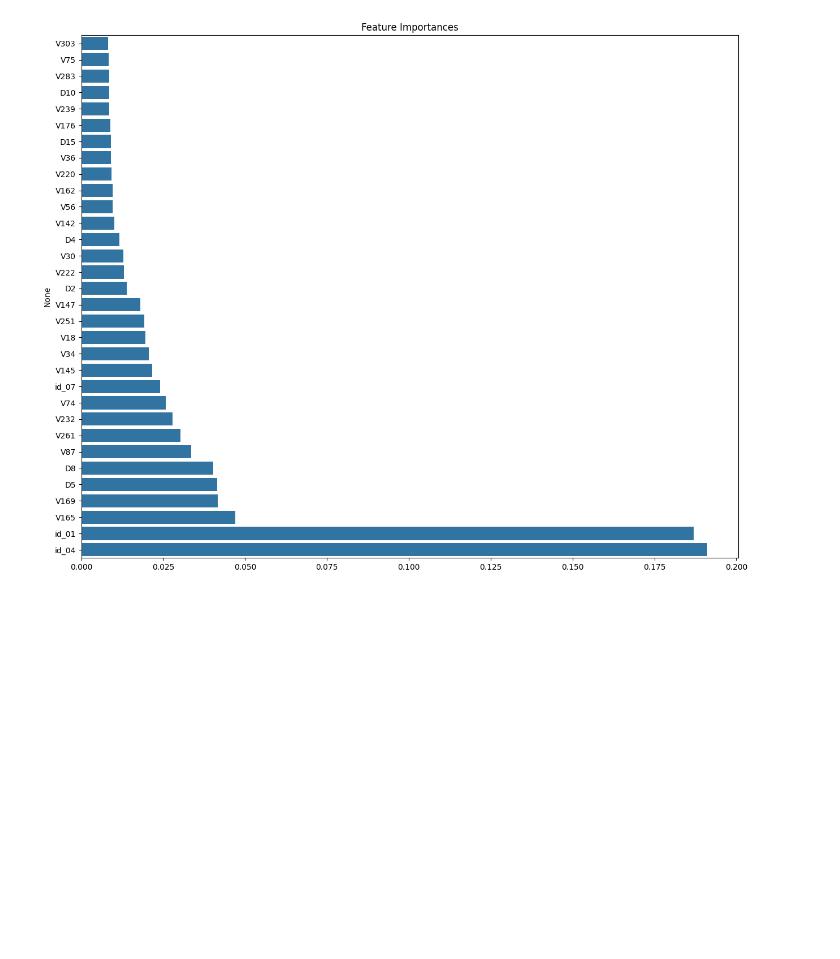
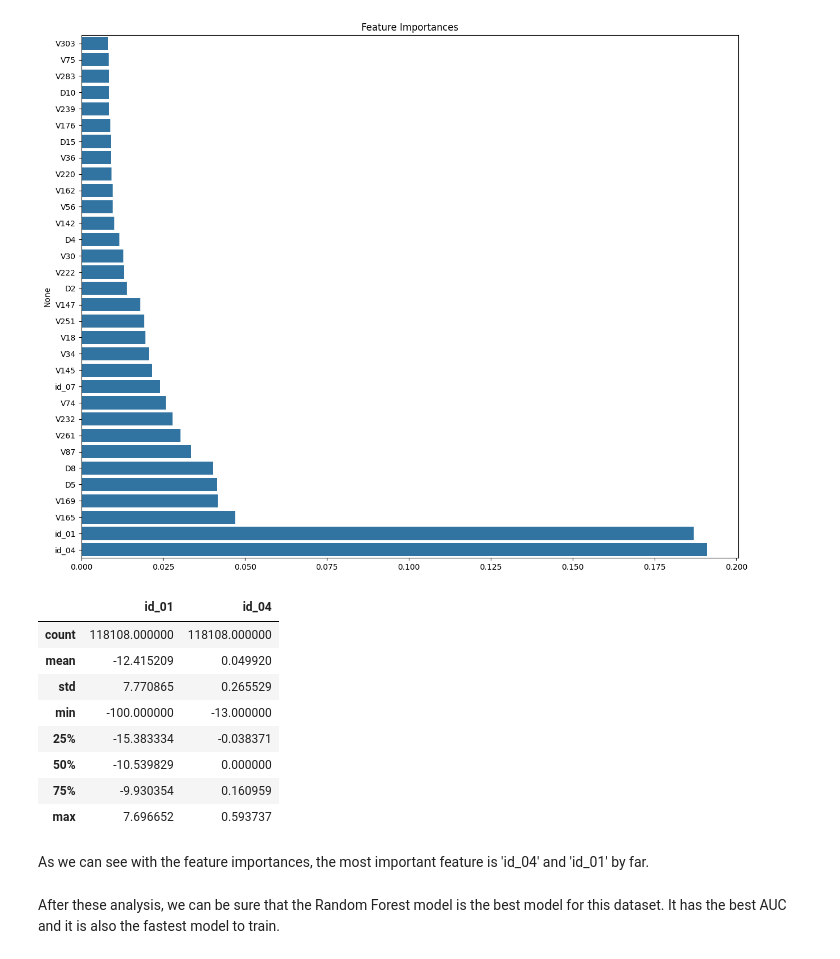
Before and after one commit to LeoBello00/ml_parcial_practico3, a Jupyter notebook: docs/exo3_training_gs.ipynb, the cells around one changed output. Saved outputs shown, nothing was run; the diff lists cells and outputs as text; code cells hidden in the pictures; blank space fills up the shorter version.

```diff
--- a/docs/exo3_training_gs.ipynb
+++ b/docs/exo3_training_gs.ipynb
@@ -11,7 +11,7 @@ import pickle
 
 path_train = '../pickle/fraud/data/preprocessed_train.pkl'
 path_test = '../pickle/fraud/data/preprocessed_test.pkl'
-data_train:pd.DataFrame = pickle.load(open(path_train, 'rb'))
+data_train = pickle.load(open(path_train, 'rb'))
 data_test = pickle.load(open(path_test, 'rb'))
 
 print(data_train.shape)
@@ -262,3 +270,19 @@ plt.title('Feature Importances')
 plt.show()
 # %% [output]
 [figure]
+# %%
+data_test[['id_01', 'id_04']].describe()
+# %% [output]
+|  | id_01 | id_04 |
+| count | 118108.000000 | 118108.000000 |
+| mean | -12.415209 | 0.049920 |
+| std | 7.770865 | 0.265529 |
+| min | -100.000000 | -13.000000 |
+| 25% | -15.383334 | -0.038371 |
+| 50% | -10.539829 | 0.000000 |
+| 75% | -9.930354 | 0.160959 |
+| max | 7.696652 | 0.593737 |
+# %% [markdown]
+As we can see with the feature importances, the most important feature is 'id_04' and 'id_01' by far.
+# %% [markdown]
+After these analysis, we can be sure that the Random Forest model is the best model for this dataset. It has the best AUC and it is also the fastest model to train.
```
Also changed, not shown: parts of 4 cells of this notebook, 9 other files.
